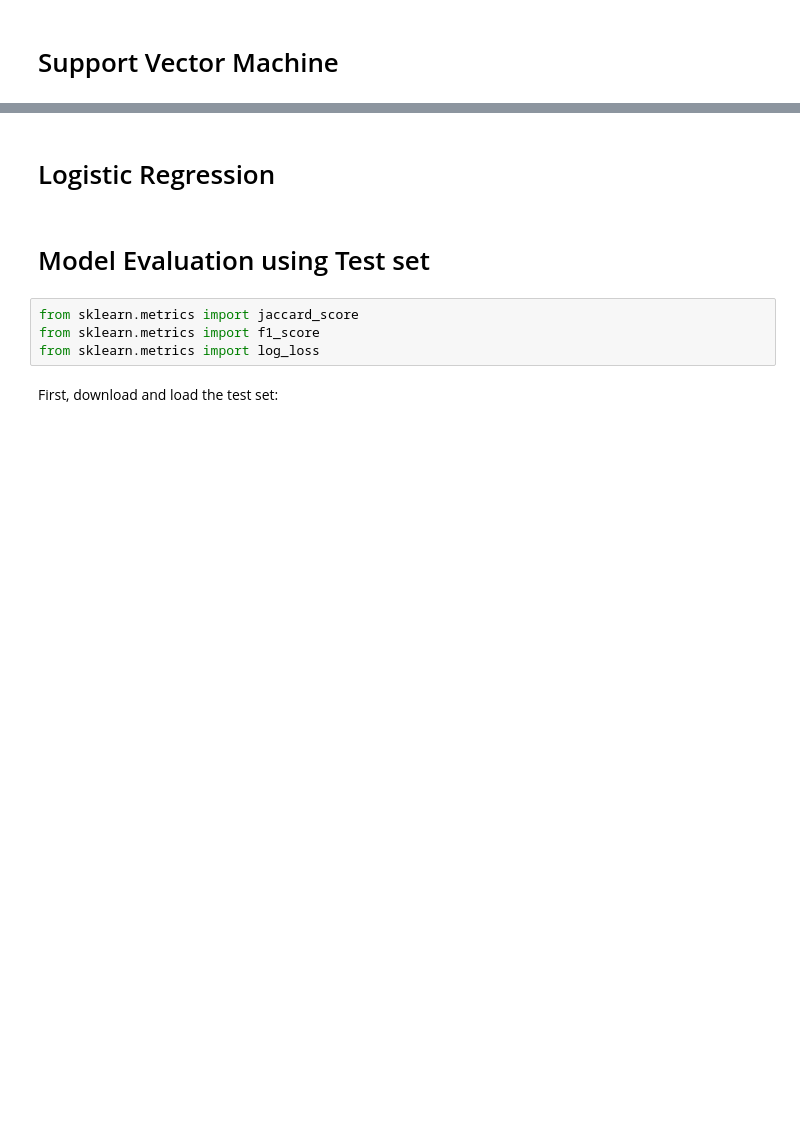
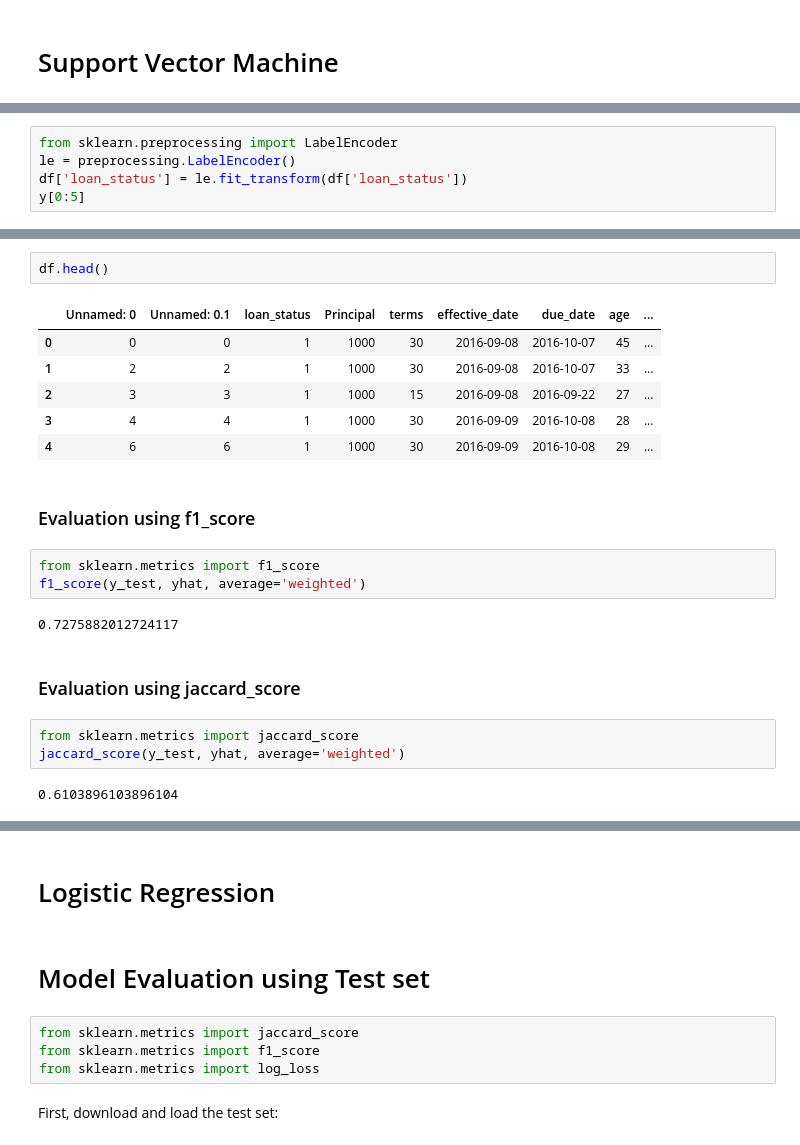
Before and after one commit to vadimsavenkov/Intro_Classification, a Jupyter notebook: Proj_Loan_payoff.ipynb, the cells around one changed output, grey strips where cells are left out. Cells and saved outputs as stored; diff of their text form; blank space fills up the shorter version.

Commit message:
Update Proj_Loan_payoff.ipynb
Evaluate loan payoff using SVM

```diff
--- a/Proj_Loan_payoff.ipynb
+++ b/Proj_Loan_payoff.ipynb
@@ -388,0 +412,5 @@ DecisionTrees's Accuracy:  0.6730769230769231
+# %%
+from sklearn.preprocessing import LabelEncoder
+le = preprocessing.LabelEncoder()
+df['loan_status'] = le.fit_transform(df['loan_status'])
+y[0:5]
@@ -388,0 +440,23 @@ DecisionTrees's Accuracy:  0.6730769230769231
+# %%
+df.head()
+# %% [output]
+|  | Unnamed: 0 | Unnamed: 0.1 | loan_status | Principal | terms | effective_date | due_date | age | ... |
+| 0 | 0 | 0 | 1 | 1000 | 30 | 2016-09-08 | 2016-10-07 | 45 | ... |
+| 1 | 2 | 2 | 1 | 1000 | 30 | 2016-09-08 | 2016-10-07 | 33 | ... |
+| 2 | 3 | 3 | 1 | 1000 | 15 | 2016-09-08 | 2016-09-22 | 27 | ... |
+| 3 | 4 | 4 | 1 | 1000 | 30 | 2016-09-09 | 2016-10-08 | 28 | ... |
+| 4 | 6 | 6 | 1 | 1000 | 30 | 2016-09-09 | 2016-10-08 | 29 | ... |
+# %% [markdown]
+### Evaluation using f1_score
+# %%
+from sklearn.metrics import f1_score
+f1_score(y_test, yhat, average='weighted')
+# %% [output]
+0.7275882012724117
+# %% [markdown]
+### Evaluation using jaccard_score
+# %%
+from sklearn.metrics import jaccard_score
+jaccard_score(y_test, yhat, average='weighted')
+# %% [output]
+0.6103896103896104
```
Also changed, not shown: parts of 13 cells of this notebook.
